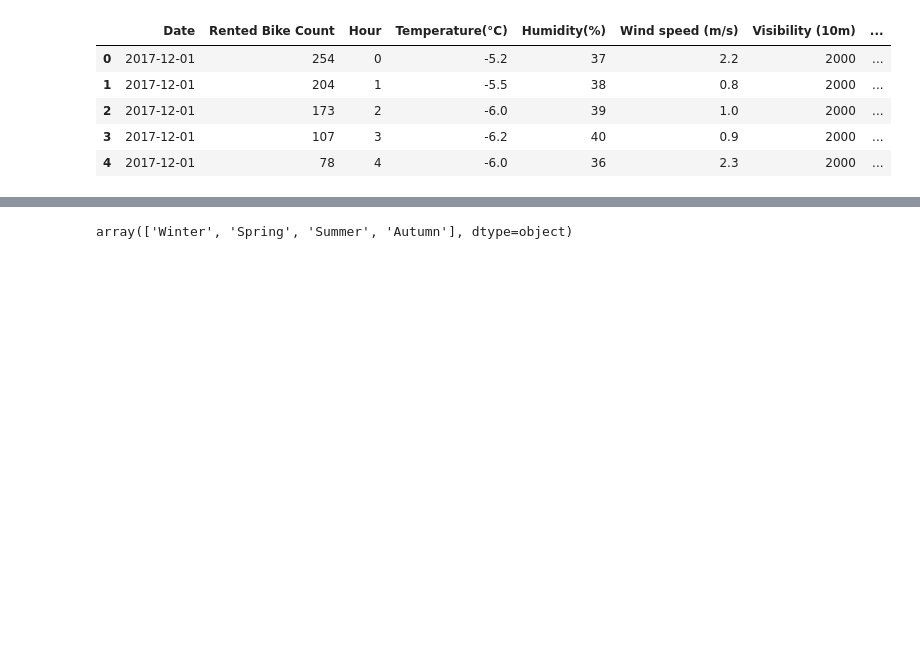
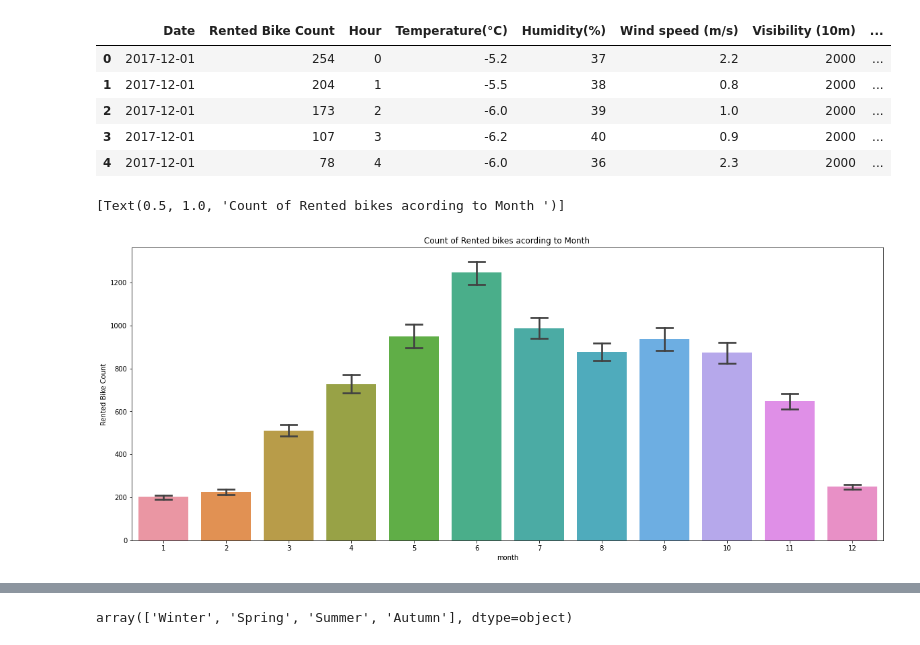
Before and after one commit to Shrez7961/Bike-Sharing-Demand-Prediction, a Jupyter notebook: Bike_Sharing_Demand_Prediction_Capstone_Project.ipynb, the cells around one changed output, grey strips where cells are left out. Saved outputs shown, nothing was run; the diff lists cells and outputs as text; code cells hidden in the pictures; blank space fills up the shorter version.

```diff
--- a/Bike_Sharing_Demand_Prediction_Capstone_Project.ipynb
+++ b/Bike_Sharing_Demand_Prediction_Capstone_Project.ipynb
@@ -118,3 +118,10 @@ data.head()
 | 2 | 2017-12-01 | 173 | 2 | -6.0 | 39 | 1.0 | 2000 | ... |
 | 3 | 2017-12-01 | 107 | 3 | -6.2 | 40 | 0.9 | 2000 | ... |
 | 4 | 2017-12-01 | 78 | 4 | -6.0 | 36 | 2.3 | 2000 | ... |
+# %%
+fig,ax=plt.subplots(figsize=(20,8))
+sns.barplot(data=data,x='month',y='Rented Bike Count',ax=ax,capsize=.25)
+ax.set(title='Count of Rented bikes acording to Month ')
+# %% [output]
+[Text(0.5, 1.0, 'Count of Rented bikes acording to Month ')]
+[figure, added]
```
Also changed, not shown: parts of 11 cells of this notebook.
